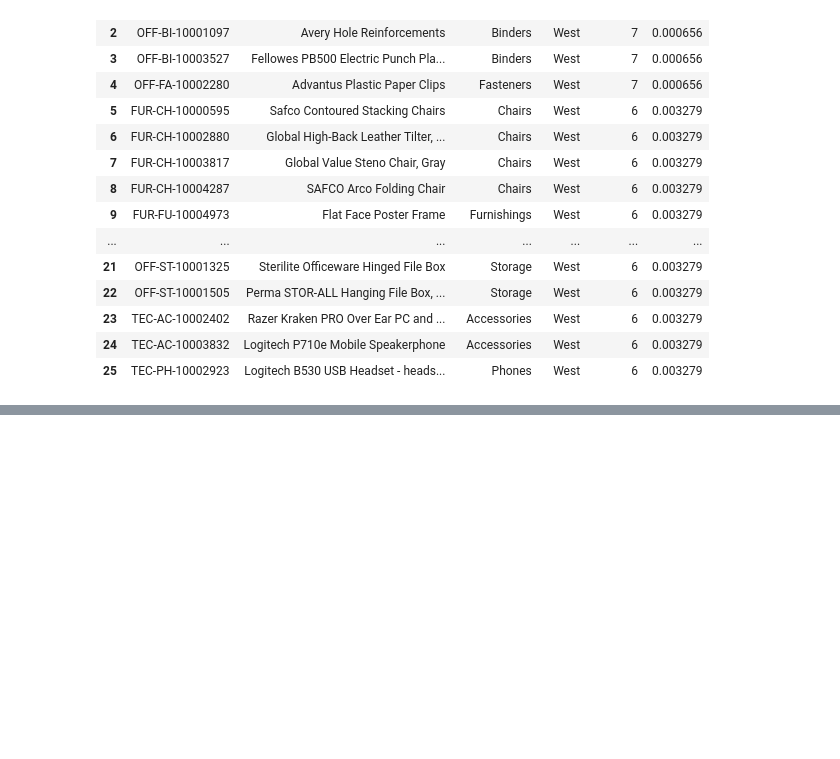
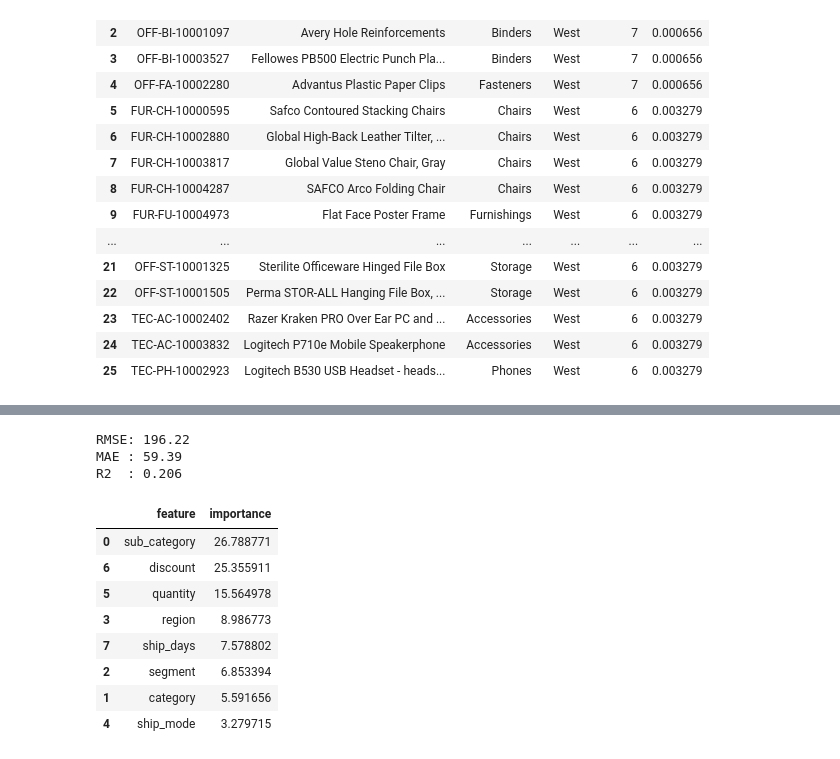
Before and after one commit to quynhho27/Superstore-Sales-Discount-Strategy-, a Jupyter notebook: Superstore Analysis.ipynb, the cells around one changed output, grey strips where cells are left out. Cells and saved outputs as stored; diff of their text form; code cells hidden in the pictures; blank space fills up the shorter version.

```diff
--- a/Superstore Analysis.ipynb
+++ b/Superstore Analysis.ipynb
@@ -833,0 +1074,18 @@ pd.read_sql(query, conn)
+# %%
+model = CatBoostRegressor(
+    iterations=500,
+    depth=10,
+    learning_rate=0.05,
+    loss_function='RMSE',
+    eval_metric='RMSE',
+    random_seed=42,
+    verbose=100
+)
+# %%
+model.fit(
+    X_train,
+    y_train,
+    cat_features=cat_feature_indices,
+    eval_set=(X_test, y_test),
+    use_best_model=True
+)
@@ -833,0 +1105,30 @@ pd.read_sql(query, conn)
+# %%
+y_pred = model.predict(X_test)
+rmse = mean_squared_error(y_test, y_pred) ** 0.5
+mae = mean_absolute_error(y_test, y_pred)
+r2 = r2_score(y_test, y_pred)
+
+print(f"RMSE: {rmse:.2f}")
+print(f"MAE : {mae:.2f}")
+print(f"R2  : {r2:.3f}")
+# %% [output]
+RMSE: 196.22
+MAE : 59.39
+R2  : 0.206
+# %%
+fi = pd.DataFrame({
+    'feature': X.columns,
+    'importance': model.get_feature_importance()
+}).sort_values('importance', ascending=False)
+
+fi.head(10)
+# %% [output]
+|  | feature | importance |
+| 0 | sub_category | 26.788771 |
+| 6 | discount | 25.355911 |
+| 5 | quantity | 15.564978 |
+| 3 | region | 8.986773 |
+| 7 | ship_days | 7.578802 |
+| 2 | segment | 6.853394 |
+| 1 | category | 5.591656 |
+| 4 | ship_mode | 3.279715 |
```
Also changed, not shown: parts of 22 cells of this notebook.
